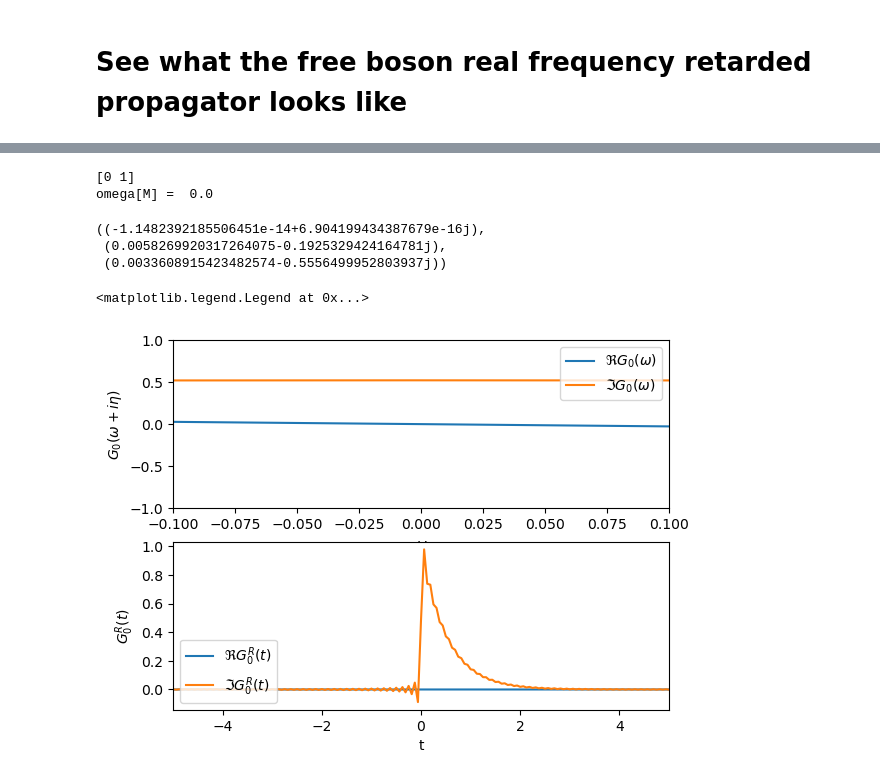
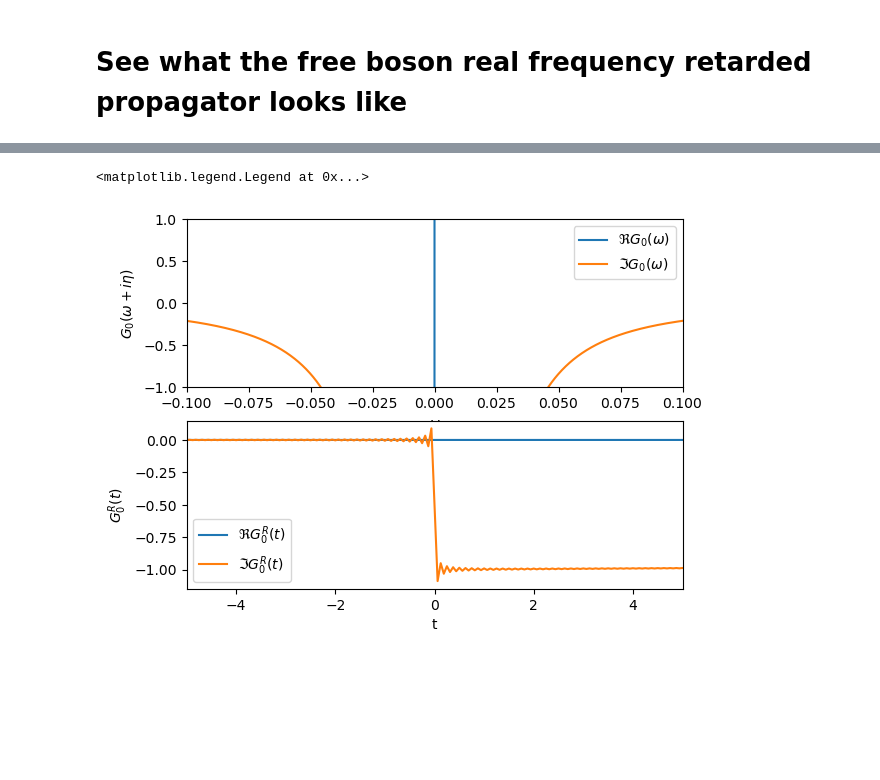
Before and after one commit to aravindhshankar/TwoSidedYSYK, a Jupyter notebook: RealTimesingleYSYK.ipynb, the cells around one changed output, grey strips where cells are left out. Saved outputs shown, nothing was run; the diff lists cells and outputs as text; code cells hidden in the pictures; blank space fills up the shorter version.

```diff
--- a/RealTimesingleYSYK.ipynb
+++ b/RealTimesingleYSYK.ipynb
@@ -33,9 +35,10 @@ def rhotosigma(rhoG,rhoD,M,dt,t,g,kappa=1,delta=1e-6):
 g = 0.5
 mu = 0.
 #r = 0.001
-r = 0.
+#r = 0.
+r=0.0
 
-beta = 200.
+beta = 100.
 
 M = int(2**18) #number of points in the grid
 T = 2**14 #upper cut-off fot the time
@@ -44,8 +47,8 @@ t = dt * (np.arange(2*M) - M)
 
 dw = np.pi/(M*dt)
 #eta = 1.1011011101111011111 * dw * 0.1
-#eta = dw*9.
-eta = 1e-4*(1./T)
+eta = dw*11.
+#eta = dw*1.000001
 
 omega = dw * (np.arange(2*M) - M)
 np.testing.assert_almost_equal(dt*dw*M,np.pi,5, "Error in fundamentals")
@@ -75,13 +78,9 @@ omegar2 = ret_omegar2(g,beta)
 diff = 1
 diffG,diffD = (0.5,0.5)
 xG,xD = (0.5,0.5)
+#xG, xD = (0.4,0.4)
 
-while (diff>err and itern<150):
-    if itern<20:
-        eta = 10*dw
-    else:
-        eta = dw*0.01
-
+while (diff>err and itern<1000):
     itern += 1
     diffoldG,diffoldD = (diffG,diffD)
     GRoldomega,DRoldomega = (1.0*GRomega, 1.0*DRomega)
@@ -90,22 +89,24 @@ while (diff>err and itern<150):
     rhoD = -1.0*np.imag(DRomega)
 
     SigmaOmega,PiOmega = rhotosigma(rhoG,rhoD,M,dt,t,g,kappa=1,delta=eta)
-    PiOmega[M] = 1.0*r - omegar2
+    #PiOmega[M] = 1.0*r - omegar2
+    #PiOmega[M] = -1.0 * omegar2
 
     # if itern < 50 :
     #     PiOmega[M] = 1.0*r - omegar2
 
     GRomega = 1.0*xG/(omega + 1j*eta + mu - SigmaOmega) + (1-xG)*GRoldomega
-    DRomega = 1.0*xD/(-1.0*(omega+1j*eta)**2 + r - PiOmega) + (1-xD)*DRoldomega
+    #DRomega = 1.0*xD/(-1.0*(omega+1j*eta)**2 + r - PiOmega) + (1-xD)*DRoldomega
+    DRomega = 1.0*xD/(-1.0*(omega+1j*eta)**2  - PiOmega) + (1-xD)*DRoldomega
 
     GRt = (0.5/np.pi) * freq2time(GRomega,M,dt)
     DRt = (0.5/np.pi) * freq2time(DRomega,M,dt)
-    #GRt = GRt - np.real(GRt) # make G(t) purely imaginary
+    GRt = GRt - np.real(GRt) # make G(t) purely imaginary
     DRt = DRt - np.imag(DRt) # make D(t) purely real
     GRt[:M] = 0
     DRt[:M] = 0
-    #GRt[M] = -1j
-    DRt[M] = 0
+    GRt[M] = -1j
+    #DRt[M] = 0
 
     GRomega = time2freq(GRt,M,dt)
     DRomega = time2freq(DRt,M,dt)
@@ -117,7 +118,7 @@ while (diff>err and itern<150):
     diffG = np. sqrt(np.sum((np.abs(GRomega-GRoldomega))**2)) #changed
     diffD = np. sqrt(np.sum((np.abs(DRomega-DRoldomega))**2))
     #diff = np.max([diffG,diffD])
-    diff = diffG+diffD
+    diff = 0.5*(diffG+diffD)
     diffG,diffD = diff,diff
 
     if diffG>diffoldG:
@@ -304,43 +280,30 @@ plt.plot((np.abs(DRomega[M:M+100:2]))/(np.abs(DRomega[M+1:M+101:2])),'p')
-# %%
-testarr = np.array([0,1,2,3,4,5])
-print(testarr[:2])
-testarr[:2] = 0
-t[:M], t[M]
-print("omega[M] = ", omega[M])
-GRt[M-1], GRt[M], GRt[M+1]
-# %% [output]
-[0 1]
-omega[M] =  0.0
-((-1.1482392185506451e-14+6.904199434387679e-16j),
- (0.0058269920317264075-0.1925329424164781j),
- (0.0033608915423482574-0.5556499952803937j))
 # %%
 fig,ax = plt.subplots(2)
 
-GR_free_omega = -1./(omega+1j*eta*1000000 - r)
+GR_free_omega = 1./(omega+1j*eta - r)
 GR_free_t = (0.5/np.pi)*freq2time(GR_free_omega,M,dt)
 
 #Gforw = GR_free_t[M:]
 #Grev = GR_free_t[:M]
 #Grec = np.concatenate((-1.0*Grev,Gforw))
 
 ax[0].plot(omega,np.real(GR_free_omega), label = r'$\Re{G_0(\omega)}$')
 ax[0].plot(omega,np.imag(GR_free_omega), label = r'$\Im{G_0(\omega)}$')
 ax[0].set_xlabel(r'$\omega$')
 ax[0].set_ylabel(r'$G_0(\omega+i\eta)$')
 ax[0].set_xlim(-0.1,0.1)
 ax[0].set_ylim(-1,1)
 ax[0].legend(loc = 'upper right')
 
 
 ax[1].plot(t,np.real(GR_free_t), label = r'$\Re G^R_0(t)$')
 ax[1].plot(t,np.imag(GR_free_t), label = r'$\Im G^R_0(t)$')
 #ax[1].plot(t,np.real(Grec), label = r'$\Re Grec(t)$')
 #ax[1].plot(t,np.imag(Grec), label = r'$\Im Grec(t)$')
 ax[1].set_xlabel('t')
 ax[1].set_ylabel(r'$G_0^R(t)$')
 ax[1].set_xlim(-5,5)
 ax[1].legend(loc = 'lower left')
 # %% [output]
 <matplotlib.legend.Legend at 0x...>
-[figure, old version]
+[figure, new version]
```
Also changed, not shown: parts of 10 cells of this notebook, 1 other file.
